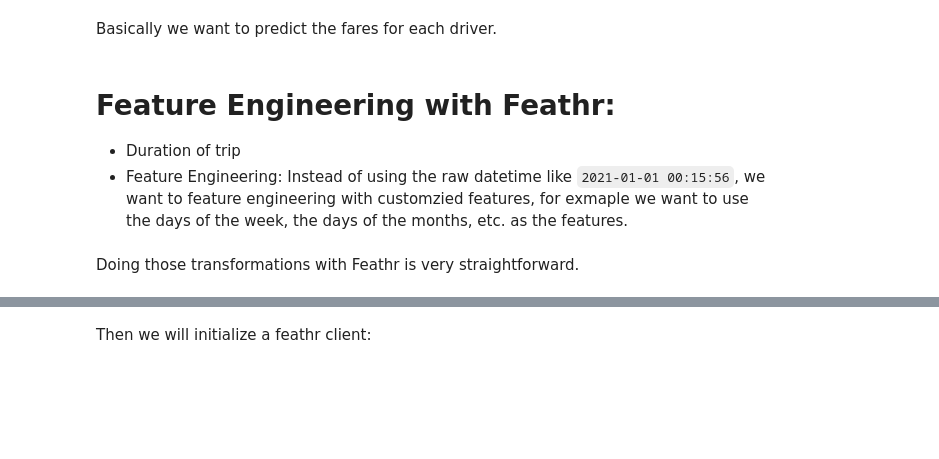
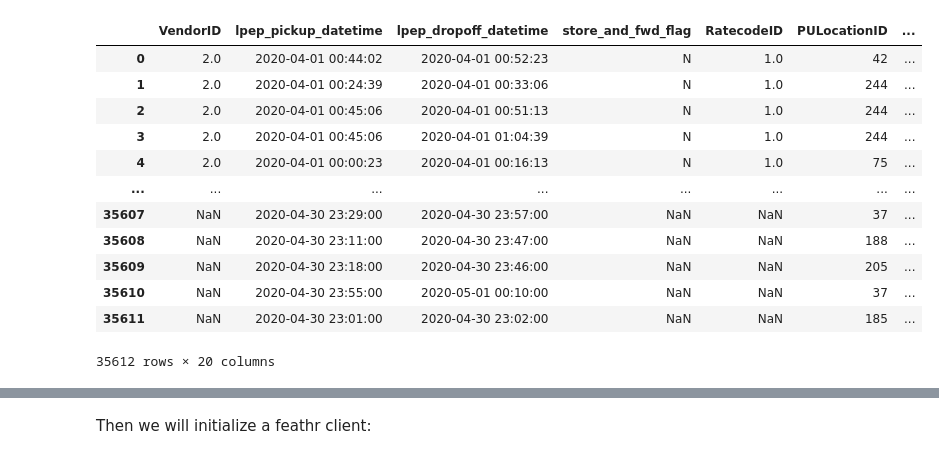
Before and after one commit to feathr-ai/feathr, a Jupyter notebook: feathr_project/feathrcli/data/feathr_user_workspace/nyc_driver_demo.ipynb, the cells around one changed output, grey strips where cells are left out. Saved outputs shown, nothing was run; the diff lists cells and outputs as text; code cells hidden in the pictures; blank space fills up the shorter version.

```diff
--- a/feathr_project/feathrcli/data/feathr_user_workspace/nyc_driver_demo.ipynb
+++ b/feathr_project/feathrcli/data/feathr_user_workspace/nyc_driver_demo.ipynb
@@ -15,6 +111,17 @@ First, let's explore the dataset:
 # %%
 import pandas as pd
-import json
-pd.read_csv('mockdata/feathrazuretest3fs@feathrazuretest3storage.dfs.core.windows.net/demo_data/green_tripdata_2020-04.csv')
+pd.read_csv("https://s3.amazonaws.com/nyc-tlc/trip+data/green_tripdata_2020-04.csv")
+# %% [output]
+|  | VendorID | lpep_pickup_datetime | lpep_dropoff_datetime | store_and_fwd_flag | RatecodeID | PULocationID | ... |
+| 0 | 2.0 | 2020-04-01 00:44:02 | 2020-04-01 00:52:23 | N | 1.0 | 42 | ... |
+| 1 | 2.0 | 2020-04-01 00:24:39 | 2020-04-01 00:33:06 | N | 1.0 | 244 | ... |
+| 2 | 2.0 | 2020-04-01 00:45:06 | 2020-04-01 00:51:13 | N | 1.0 | 244 | ... |
+| 3 | 2.0 | 2020-04-01 00:45:06 | 2020-04-01 01:04:39 | N | 1.0 | 244 | ... |
+| 4 | 2.0 | 2020-04-01 00:00:23 | 2020-04-01 00:16:13 | N | 1.0 | 75 | ... |
+| ... | ... | ... | ... | ... | ... | ... | ... |
+| 35607 | NaN | 2020-04-30 23:29:00 | 2020-04-30 23:57:00 | NaN | NaN | 37 | ... |
+| 35608 | NaN | 2020-04-30 23:11:00 | 2020-04-30 23:47:00 | NaN | NaN | 188 | ... |
+| 35609 | NaN | 2020-04-30 23:18:00 | 2020-04-30 23:46:00 | NaN | NaN | 205 | ... |
+| 35610 | NaN | 2020-04-30 23:55:00 | 2020-05-01 00:10:00 | NaN | NaN | 37 | ... |
+| 35611 | NaN | 2020-04-30 23:01:00 | 2020-04-30 23:02:00 | NaN | NaN | 185 | ... |
+35612 rows × 20 columns
-# %% [markdown]
-Basically we want to predict the fares for each driver.
@@ -26,6 +127,0 @@ Basically we want to predict the fares for each driver.
-# %% [markdown]
-# Feature Engineering with Feathr:
-- Duration of trip
-- Feature Engineering: Instead of using the raw datetime like `2021-01-01 00:15:56`, we want to feature engineering with customzied features, for exmaple we want to use the days of the week, the days of the months, etc. as the features.
-# %% [markdown]
-Doing those transformations with Feathr is very straightforward.
```
Also changed, not shown: parts of 49 cells of this notebook, 2 other files.
